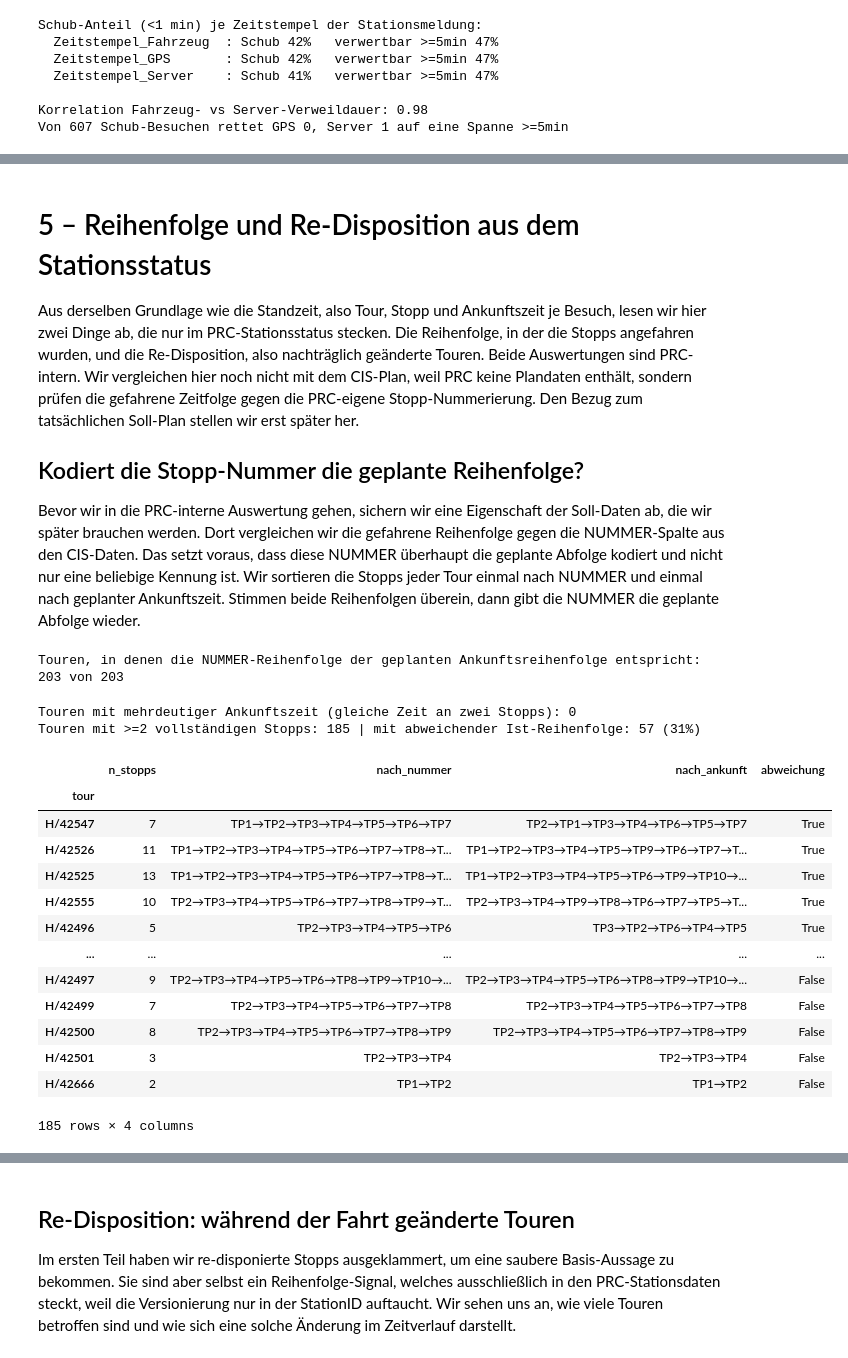
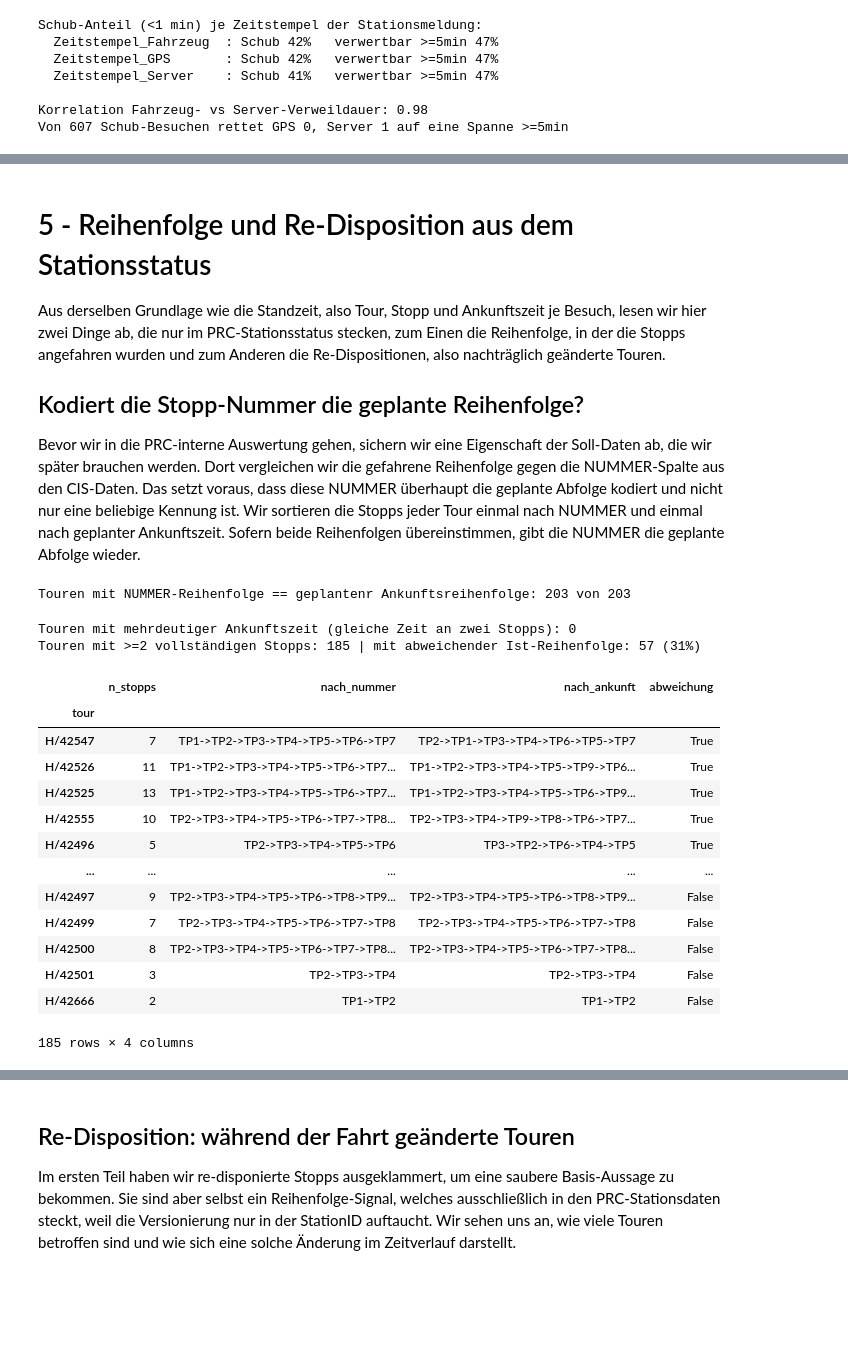
Before and after one commit to junguy01/transport_optimization, a Jupyter notebook: finale_analyse.ipynb, the cells around one changed output, grey strips where cells are left out. Drawn from its saved outputs; the diff is of its cells as text; code cells hidden in the pictures; blank space fills up the shorter version.

```diff
--- a/finale_analyse.ipynb
+++ b/finale_analyse.ipynb
@@ -563,11 +557,11 @@ Belegt ist die innere Aussagekraft, also dass die Daten Standzeit für die verwe
 # %% [markdown]
-# 5 – Reihenfolge und Re-Disposition aus dem Stationsstatus
+# 5 - Reihenfolge und Re-Disposition aus dem Stationsstatus
 
-Aus derselben Grundlage wie die Standzeit, also Tour, Stopp und Ankunftszeit je Besuch, lesen wir hier zwei Dinge ab, die nur im PRC-Stationsstatus stecken. Die Reihenfolge, in der die Stopps angefahren wurden, und die Re-Disposition, also nachträglich geänderte Touren. Beide Auswertungen sind PRC-intern. Wir vergleichen hier noch nicht mit dem CIS-Plan, weil PRC keine Plandaten enthält, sondern prüfen die gefahrene Zeitfolge gegen die PRC-eigene Stopp-Nummerierung. Den Bezug zum tatsächlichen Soll-Plan stellen wir erst später her.
+Aus derselben Grundlage wie die Standzeit, also Tour, Stopp und Ankunftszeit je Besuch, lesen wir hier zwei Dinge ab, die nur im PRC-Stationsstatus stecken, zum Einen die Reihenfolge, in der die Stopps angefahren wurden und zum Anderen die Re-Dispositionen, also nachträglich geänderte Touren.
 
 ## Kodiert die Stopp-Nummer die geplante Reihenfolge?
 
-Bevor wir in die PRC-interne Auswertung gehen, sichern wir eine Eigenschaft der Soll-Daten ab, die wir später brauchen werden. Dort vergleichen wir die gefahrene Reihenfolge gegen die NUMMER-Spalte aus den CIS-Daten. Das setzt voraus, dass diese NUMMER überhaupt die geplante Abfolge kodiert und nicht nur eine beliebige Kennung ist. Wir sortieren die Stopps jeder Tour einmal nach NUMMER und einmal nach geplanter Ankunftszeit. Stimmen beide Reihenfolgen überein, dann gibt die NUMMER die geplante Abfolge wieder.
+Bevor wir in die PRC-interne Auswertung gehen, sichern wir eine Eigenschaft der Soll-Daten ab, die wir später brauchen werden. Dort vergleichen wir die gefahrene Reihenfolge gegen die NUMMER-Spalte aus den CIS-Daten. Das setzt voraus, dass diese NUMMER überhaupt die geplante Abfolge kodiert und nicht nur eine beliebige Kennung ist. Wir sortieren die Stopps jeder Tour einmal nach NUMMER und einmal nach geplanter Ankunftszeit. Sofern beide Reihenfolgen übereinstimmen, gibt die NUMMER die geplante Abfolge wieder.
 # %%
 # Kodiert die Soll-NUMMER überhaupt die geplante Reihenfolge?
 gleich = 0
@@ -577,55 +571,54 @@ for tour, g in soll.groupby("TOURNR"):
         continue
     if g.sort_values("NUMMER")["NUMMER"].tolist() == g.sort_values("ANKUNFT")["NUMMER"].tolist():
         gleich += 1
-print(f"Touren, in denen die NUMMER-Reihenfolge der geplanten Ankunftsreihenfolge entspricht: {gleich} von {soll['TOURNR'].nunique()}")
+print(f"Touren mit NUMMER-Reihenfolge == geplantenr Ankunftsreihenfolge: {gleich} von {soll['TOURNR'].nunique()}")
 # %% [output]
-Touren, in denen die NUMMER-Reihenfolge der geplanten Ankunftsreihenfolge entspricht: 203 von 203
+Touren mit NUMMER-Reihenfolge == geplantenr Ankunftsreihenfolge: 203 von 203
 # %%
 # Ankunftszeit je Besuch und die für die Reihenfolge nötigen Felder
 ankunft = stat[stat["Status_Text"] == "Ankunft"].groupby("StationID")["Zeitstempel_Fahrzeug"].min()
 besuch = (stat.groupby("StationID")
                .agg(tour=("tour_nr", "first"), version=("tour_version", "first"),
                     stopp=("stopp", "first"))
                .join(ankunft.rename("ankunft")))
 
-# Saubere Vergleichsbasis: Basis-Version, mit Ankunft, Touren mit mindestens zwei Stopps
+# Basis-Version, mit Ankunft, Touren mit mindestens zwei Stopps als saubere Vergleichsbasis
 basis = besuch[(besuch["version"] == 1) & besuch["ankunft"].notna()]
 mehr  = basis.groupby("tour").filter(lambda g: len(g) >= 2)
 
 # Sortierung ist nur eindeutig, wenn keine zwei Stopps einer Tour dieselbe Ankunft tragen
 mehrdeutig = mehr.groupby("tour")["ankunft"].apply(lambda s: s.duplicated().any()).sum()
 print(f"Touren mit mehrdeutiger Ankunftszeit (gleiche Zeit an zwei Stopps): {mehrdeutig}")
 
 # Geplante (Stopp-Nummer) und gefahrene (Ankunftszeit) Reihenfolge je Tour
 geplant  = mehr.sort_values(["tour", "stopp"]).groupby("tour")["stopp"].apply(list)
 gefahren = mehr.sort_values(["tour", "ankunft"]).groupby("tour")["stopp"].apply(list)
 
-# „nach_nummer": Stopps sortiert nach PRC-TP-Nummer; „nach_ankunft": sortiert nach Ankunftszeit.
-# Beide stammen aus PRC – verglichen wird die PRC-eigene Nummerierung gegen die gefahrene Zeitfolge.
+# „nach_nummer" als Stopps sortiert nach PRC-TP-Nummer; „nach_ankunft" sortiert nach Ankunftszeit.
 touren = pd.DataFrame({"nach_nummer": geplant, "nach_ankunft": gefahren})
 touren["n_stopps"]   = touren["nach_nummer"].apply(len)
 touren["abweichung"] = touren["nach_nummer"] != touren["nach_ankunft"]
-touren["nach_nummer"]  = touren["nach_nummer"].apply(lambda l: "→".join(f"TP{int(n)}" for n in l))
-touren["nach_ankunft"] = touren["nach_ankunft"].apply(lambda l: "→".join(f"TP{int(n)}" for n in l))
+touren["nach_nummer"]  = touren["nach_nummer"].apply(lambda l: "->".join(f"TP{int(n)}" for n in l))
+touren["nach_ankunft"] = touren["nach_ankunft"].apply(lambda l: "->".join(f"TP{int(n)}" for n in l))
 
 print(f"Touren mit >=2 vollständigen Stopps: {len(touren)} | mit abweichender Ist-Reihenfolge: "
       f"{touren['abweichung'].sum()} ({touren['abweichung'].mean()*100:.0f}%)")
 touren.sort_values("abweichung", ascending=False)[["n_stopps", "nach_nummer", "nach_ankunft", "abweichung"]]
 # %% [output]
 Touren mit mehrdeutiger Ankunftszeit (gleiche Zeit an zwei Stopps): 0
 Touren mit >=2 vollständigen Stopps: 185 | mit abweichender Ist-Reihenfolge: 57 (31%)
 |  | n_stopps | nach_nummer | nach_ankunft | abweichung |
 | tour |  |  |  |  |
-| H/42547 | 7 | TP1→TP2→TP3→TP4→TP5→TP6→TP7 | TP2→TP1→TP3→TP4→TP6→TP5→TP7 | True |
-| H/42526 | 11 | TP1→TP2→TP3→TP4→TP5→TP6→TP7→TP8→T... | TP1→TP2→TP3→TP4→TP5→TP9→TP6→TP7→T... | True |
-| H/42525 | 13 | TP1→TP2→TP3→TP4→TP5→TP6→TP7→TP8→T... | TP1→TP2→TP3→TP4→TP5→TP6→TP9→TP10→... | True |
-| H/42555 | 10 | TP2→TP3→TP4→TP5→TP6→TP7→TP8→TP9→T... | TP2→TP3→TP4→TP9→TP8→TP6→TP7→TP5→T... | True |
-| H/42496 | 5 | TP2→TP3→TP4→TP5→TP6 | TP3→TP2→TP6→TP4→TP5 | True |
+| H/42547 | 7 | TP1->TP2->TP3->TP4->TP5->TP6->TP7 | TP2->TP1->TP3->TP4->TP6->TP5->TP7 | True |
+| H/42526 | 11 | TP1->TP2->TP3->TP4->TP5->TP6->TP7... | TP1->TP2->TP3->TP4->TP5->TP9->TP6... | True |
+| H/42525 | 13 | TP1->TP2->TP3->TP4->TP5->TP6->TP7... | TP1->TP2->TP3->TP4->TP5->TP6->TP9... | True |
+| H/42555 | 10 | TP2->TP3->TP4->TP5->TP6->TP7->TP8... | TP2->TP3->TP4->TP9->TP8->TP6->TP7... | True |
+| H/42496 | 5 | TP2->TP3->TP4->TP5->TP6 | TP3->TP2->TP6->TP4->TP5 | True |
 | ... | ... | ... | ... | ... |
-| H/42497 | 9 | TP2→TP3→TP4→TP5→TP6→TP8→TP9→TP10→... | TP2→TP3→TP4→TP5→TP6→TP8→TP9→TP10→... | False |
-| H/42499 | 7 | TP2→TP3→TP4→TP5→TP6→TP7→TP8 | TP2→TP3→TP4→TP5→TP6→TP7→TP8 | False |
-| H/42500 | 8 | TP2→TP3→TP4→TP5→TP6→TP7→TP8→TP9 | TP2→TP3→TP4→TP5→TP6→TP7→TP8→TP9 | False |
-| H/42501 | 3 | TP2→TP3→TP4 | TP2→TP3→TP4 | False |
-| H/42666 | 2 | TP1→TP2 | TP1→TP2 | False |
+| H/42497 | 9 | TP2->TP3->TP4->TP5->TP6->TP8->TP9... | TP2->TP3->TP4->TP5->TP6->TP8->TP9... | False |
+| H/42499 | 7 | TP2->TP3->TP4->TP5->TP6->TP7->TP8 | TP2->TP3->TP4->TP5->TP6->TP7->TP8 | False |
+| H/42500 | 8 | TP2->TP3->TP4->TP5->TP6->TP7->TP8... | TP2->TP3->TP4->TP5->TP6->TP7->TP8... | False |
+| H/42501 | 3 | TP2->TP3->TP4 | TP2->TP3->TP4 | False |
+| H/42666 | 2 | TP1->TP2 | TP1->TP2 | False |
 185 rows × 4 columns
 # %% [markdown]
```
Also changed, not shown: parts of 64 cells of this notebook, 5 other files.
